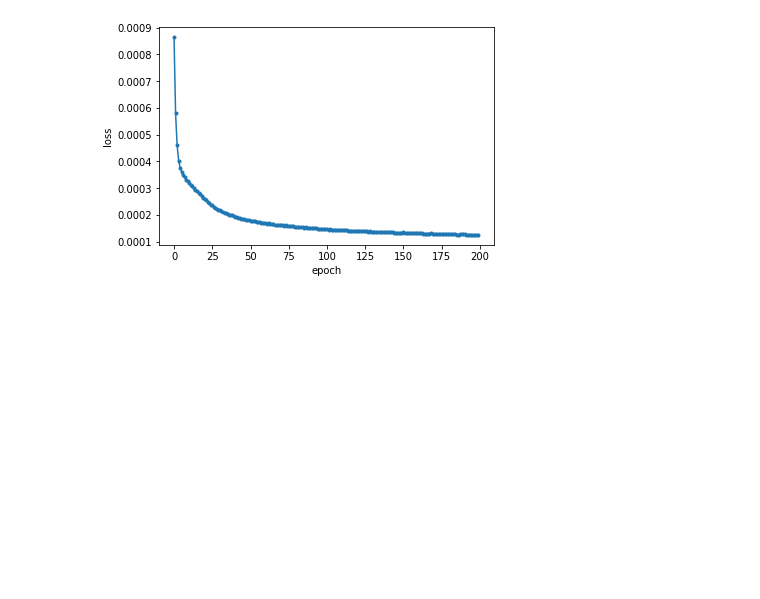
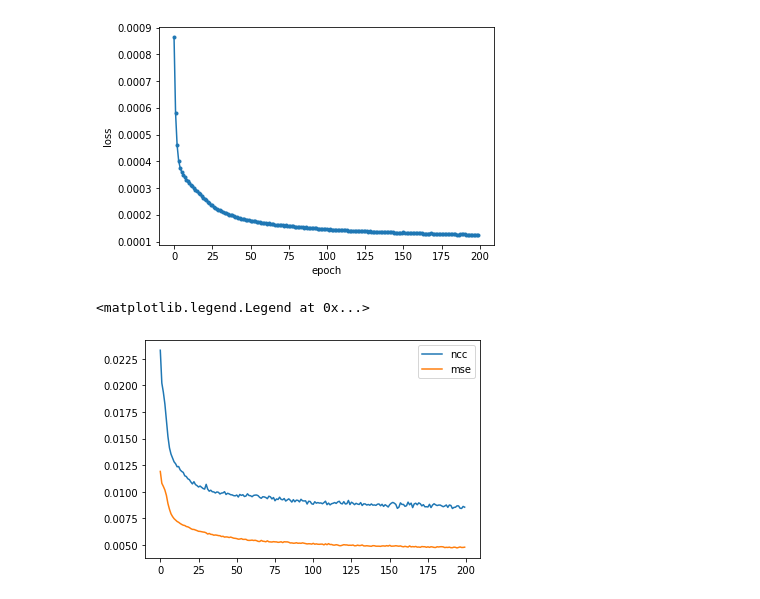
Before and after one commit to mahdimplus/DeepRetroMoco, a Jupyter notebook: Network/train_with validation data.ipynb, the cells around one changed output. Saved outputs shown, nothing was run; the diff lists cells and outputs as text; code cells hidden in the pictures; blank space fills up the shorter version.

```diff
--- a/Network/train_with validation data.ipynb
+++ b/Network/train_with validation data.ipynb
@@ -434,3 +432,17 @@ plot_history(hist)
+# %%
+d='/content/drive/MyDrive/data/final/C01_MAE'
+d1='/content/drive/MyDrive/data/final/M01_MAE'
+
+history = pickle.load(open(d, "rb"))
+history1 = pickle.load(open(d1, "rb"))
+# %%
+plt.plot(history['val_transformer_MAE'],label='ncc')
+
+plt.plot(history1['val_transformer_MAE'],label='mse')
+plt.legend()
+# %% [output]
+<matplotlib.legend.Legend at 0x...>
+[figure, added]
 # %%
 data_dir_TEST='/home/mahdi/Desktop/data_selection_D7'
 # %%
```
Also changed, not shown: parts of 9 cells of this notebook.
